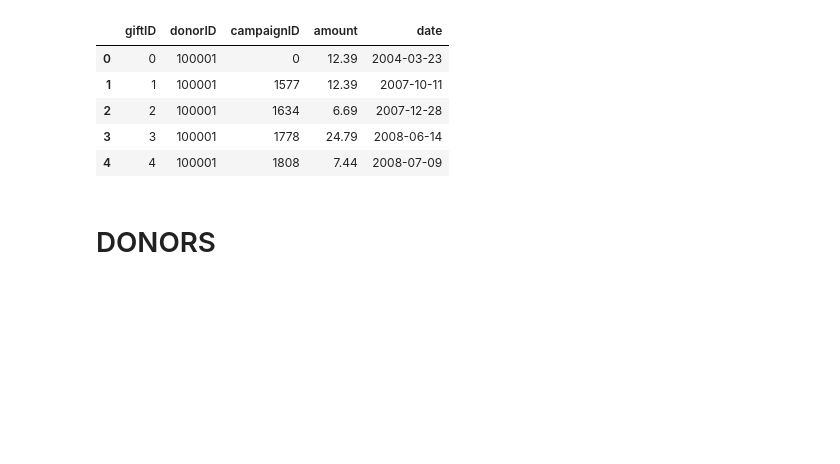
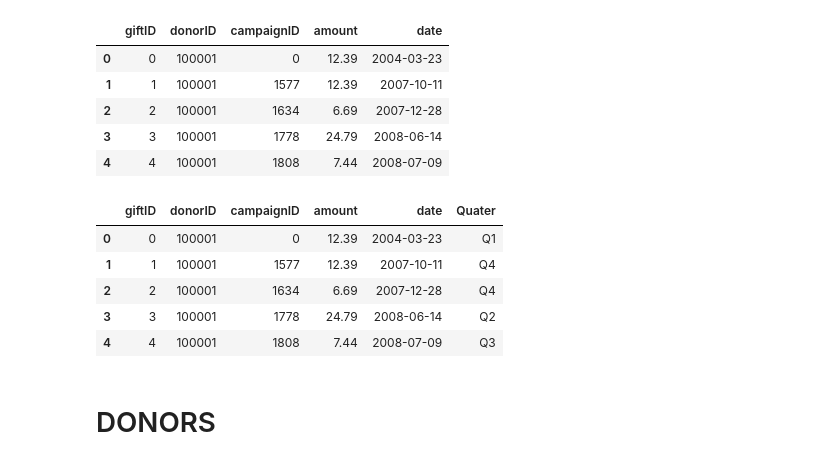
Before and after one commit to vinayrajagopalan7891/DSC-RE-ACTIVATION-CAMPAIGN-Predictive-Analysis, a Jupyter notebook: cleaning_data.ipynb, the cells around one changed output. Drawn from its saved outputs; the diff is of its cells as text; code cells hidden in the pictures; blank space fills up the shorter version.

```diff
--- a/cleaning_data.ipynb
+++ b/cleaning_data.ipynb
@@ -62,6 +67,16 @@ gifts.head()
 | 2 | 2 | 100001 | 1634 | 6.69 | 2007-12-28 |
 | 3 | 3 | 100001 | 1778 | 24.79 | 2008-06-14 |
 | 4 | 4 | 100001 | 1808 | 7.44 | 2008-07-09 |
+# %%
+gifts['Quater'] = np.where(gifts['date'].dt.month < 4, 'Q1', np.where(gifts['date'].dt.month < 7, 'Q2', np.where(gifts['date'].dt.month < 10, 'Q3','Q4')))
+gifts.head()
+# %% [output]
+|  | giftID | donorID | campaignID | amount | date | Quater |
+| 0 | 0 | 100001 | 0 | 12.39 | 2004-03-23 | Q1 |
+| 1 | 1 | 100001 | 1577 | 12.39 | 2007-10-11 | Q4 |
+| 2 | 2 | 100001 | 1634 | 6.69 | 2007-12-28 | Q4 |
+| 3 | 3 | 100001 | 1778 | 24.79 | 2008-06-14 | Q2 |
+| 4 | 4 | 100001 | 1808 | 7.44 | 2008-07-09 | Q3 |
 # %% [markdown]
 # DONORS
 # %% [markdown]
```
Also changed, not shown: parts of 19 cells of this notebook.
